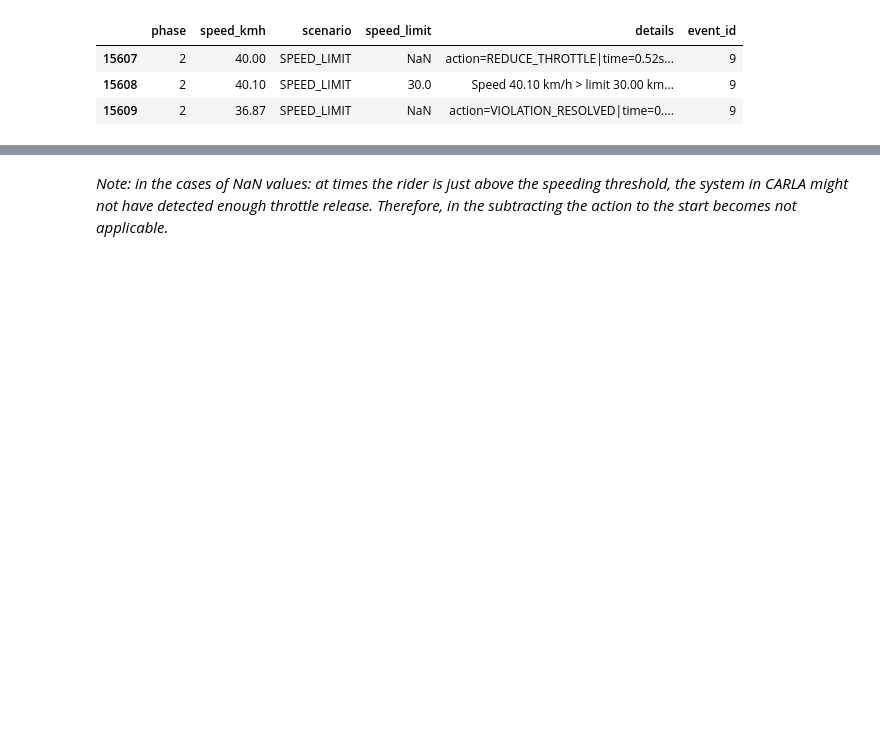
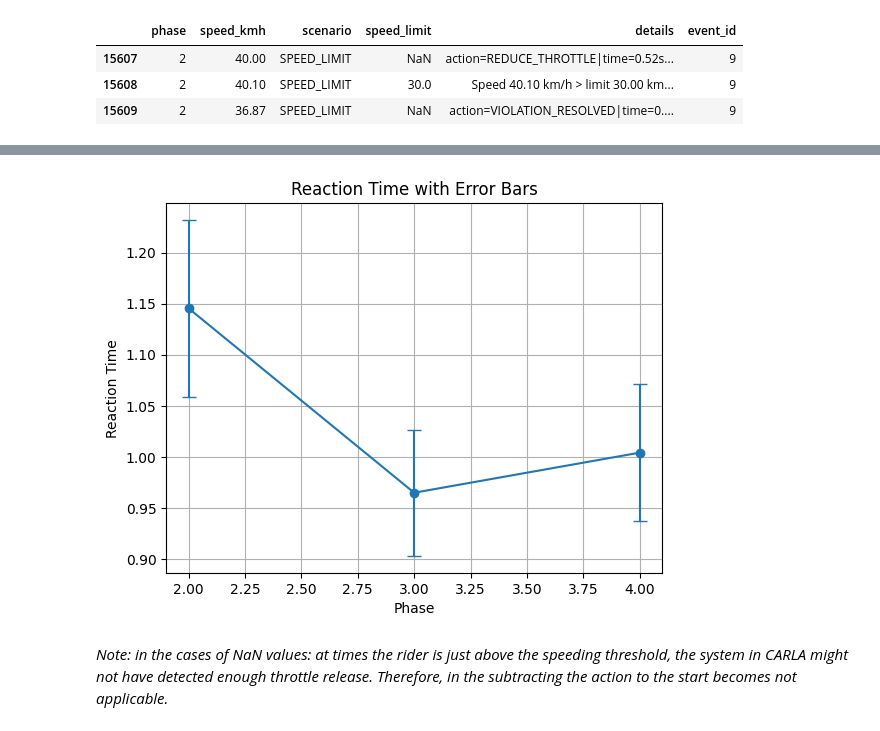
Before and after one commit to KeirAAAlcantara/SimAnalysis, a Jupyter notebook: Sim_Analysis.ipynb, the cells around one changed output, grey strips where cells are left out. Cells and saved outputs as stored; diff of their text form; code cells hidden in the pictures; blank space fills up the shorter version.

```diff
--- a/Sim_Analysis.ipynb
+++ b/Sim_Analysis.ipynb
@@ -162,3 +196,16 @@ plt.show()
+# %%
+grouped = carla_reactions.groupby("phase")["carla_reaction_time"]
+means = grouped.mean()
+sems = grouped.sem()  # standard error
+
+plt.errorbar(means.index, means.values, yerr=sems, marker='o', capsize=5)
+plt.xlabel("Phase")
+plt.ylabel("Reaction Time")
+plt.title("Reaction Time with Error Bars")
+plt.grid(True)
+plt.show()
+# %% [output]
+[figure, added]
 # %% [markdown]
 *Note: in the cases of NaN values: at times the rider is just above the speeding threshold, the system in CARLA might not have detected enough throttle release. Therefore, in the subtracting the action to the start becomes not applicable.*
 # %% [markdown]
```
Also changed, not shown: parts of 13 cells of this notebook, 1 other file.
